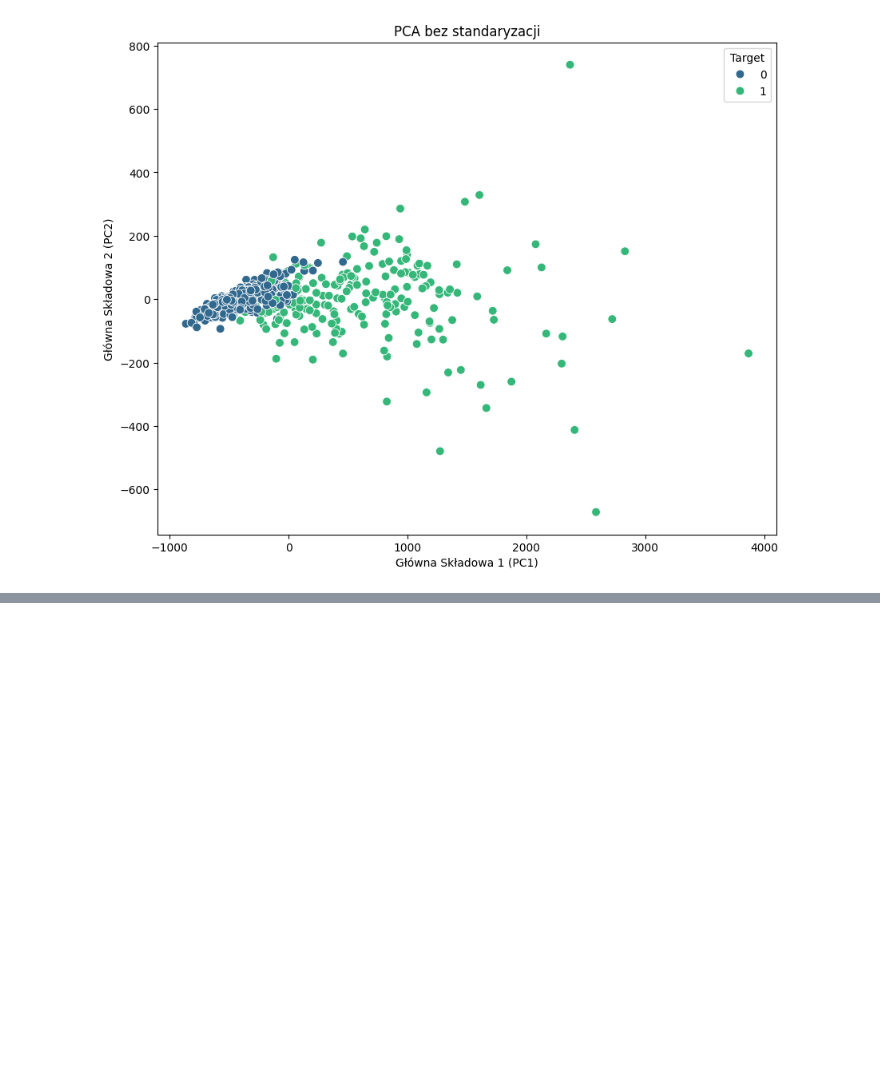
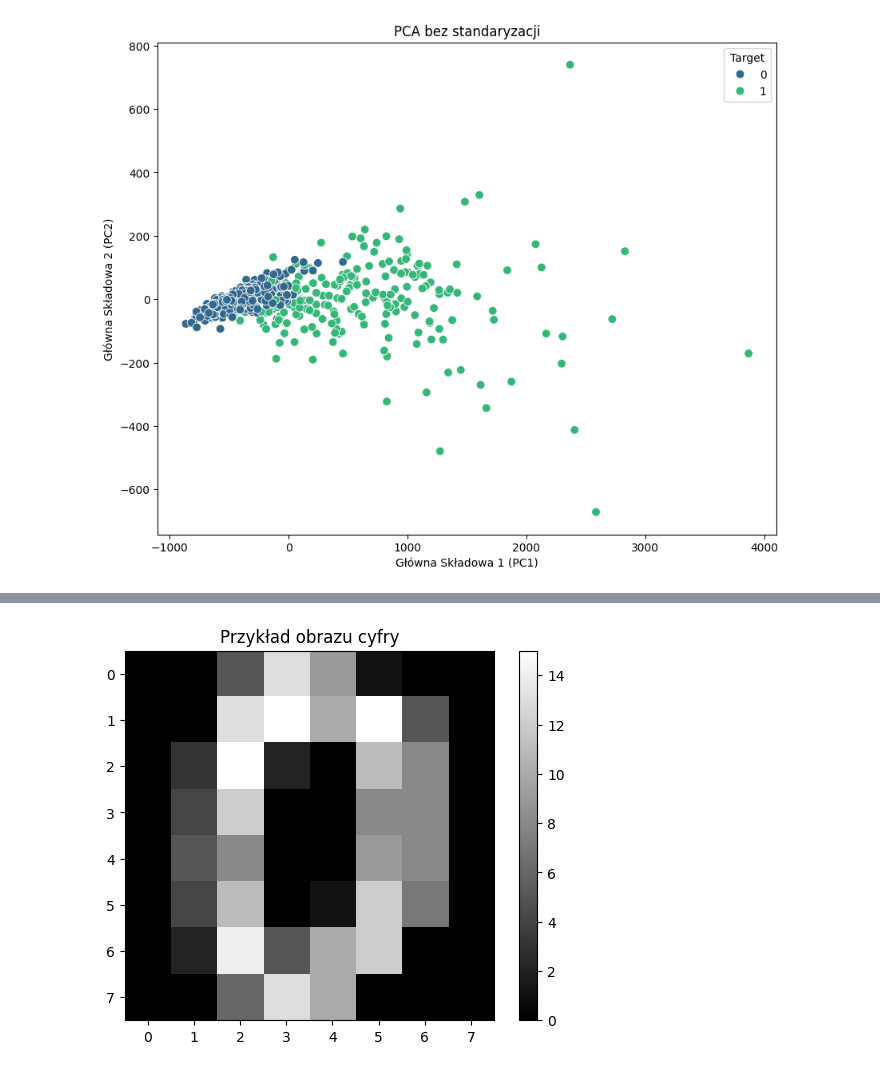
Before and after one commit to juliaduch/maszynowa_analiza_danych, a Jupyter notebook: Duch_Julia_LMAD_PSI_L5.ipynb, the cells around one changed output, grey strips where cells are left out. Saved outputs shown, nothing was run; the diff lists cells and outputs as text; code cells hidden in the pictures; blank space fills up the shorter version.

```diff
--- a/Duch_Julia_LMAD_PSI_L5.ipynb
+++ b/Duch_Julia_LMAD_PSI_L5.ipynb
@@ -156,0 +172,3 @@ plt.show()
+# %%
+data = pd.read_csv("digits.csv")
+print(data.isnull().sum())
@@ -156,0 +188,13 @@ plt.show()
+# %%
+# Wyodrębnienie danych pikseli, bez kolumny 'number_label'
+df_pixels = data.drop(columns=['number_label'])
+# %%
+# Konwersja danych do typu numerycznego przed reshapingiem i wizualizacją
+example_image = df_pixels.iloc[0].astype(float).values.reshape(8, 8)
+# %%
+plt.imshow(example_image, cmap='gray')
+plt.title("Przykład obrazu cyfry")
+plt.colorbar()
+plt.show()
+# %% [output]
+[figure, added]
```
Also changed, not shown: parts of 25 cells of this notebook, 1 other file.
